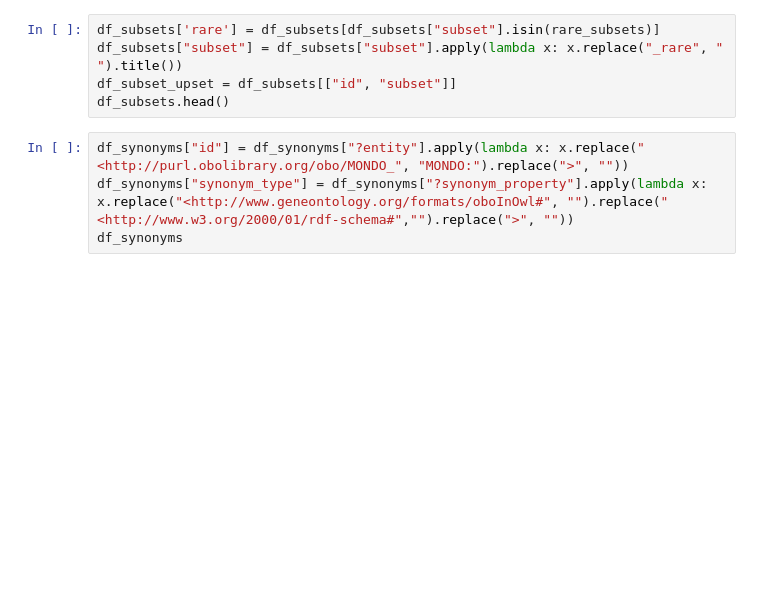
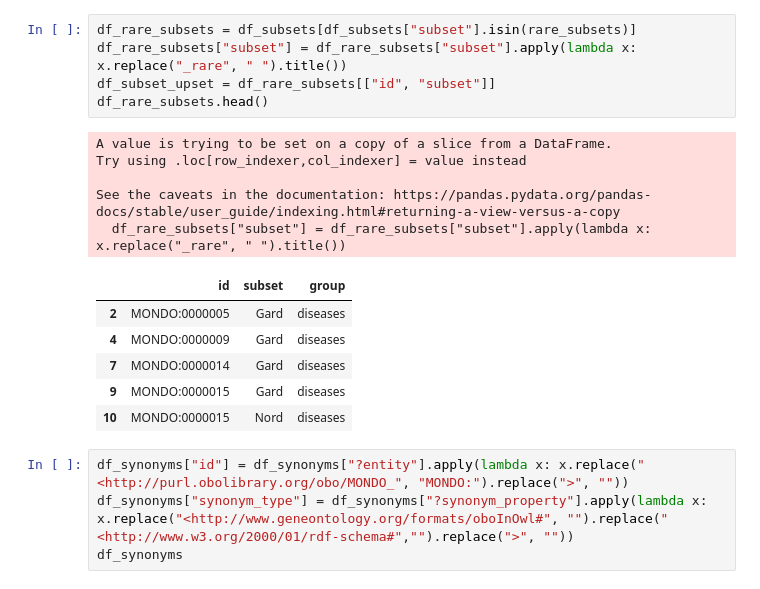
Before and after one commit to monarch-initiative/mondo, a Jupyter notebook: src/scripts/notebooks/mondo_paper_plots.ipynb, the cells around one changed output. Cells and saved outputs as stored; diff of their text form; blank space fills up the shorter version.

```diff
--- a/src/scripts/notebooks/mondo_paper_plots.ipynb
+++ b/src/scripts/notebooks/mondo_paper_plots.ipynb
@@ -103,8 +99,20 @@ array(['MONDO:0000005', 'MONDO:0000009', 'MONDO:0000014', ...,
 # %%
-df_subsets['rare'] = df_subsets[df_subsets["subset"].isin(rare_subsets)]
-df_subsets["subset"] = df_subsets["subset"].apply(lambda x: x.replace("_rare", " ").title())
-df_subset_upset = df_subsets[["id", "subset"]]
-df_subsets.head()
+df_rare_subsets = df_subsets[df_subsets["subset"].isin(rare_subsets)]
+df_rare_subsets["subset"] = df_rare_subsets["subset"].apply(lambda x: x.replace("_rare", " ").title())
+df_subset_upset = df_rare_subsets[["id", "subset"]]
+df_rare_subsets.head()
+# %% [output]
+A value is trying to be set on a copy of a slice from a DataFrame.
+Try using .loc[row_indexer,col_indexer] = value instead
+
+See the caveats in the documentation: https://pandas.pydata.org/pandas-docs/stable/user_guide/indexing.html#returning-a-view-versus-a-copy
+  df_rare_subsets["subset"] = df_rare_subsets["subset"].apply(lambda x: x.replace("_rare", " ").title())
+|  | id | subset | group |
+| 2 | MONDO:0000005 | Gard | diseases |
+| 4 | MONDO:0000009 | Gard | diseases |
+| 7 | MONDO:0000014 | Gard | diseases |
+| 9 | MONDO:0000015 | Gard | diseases |
+| 10 | MONDO:0000015 | Nord | diseases |
 # %%
 df_synonyms["id"] = df_synonyms["?entity"].apply(lambda x: x.replace("<http://purl.obolibrary.org/obo/MONDO_", "MONDO:").replace(">", ""))
 df_synonyms["synonym_type"] = df_synonyms["?synonym_property"].apply(lambda x: x.replace("<http://www.geneontology.org/formats/oboInOwl#", "").replace("<http://www.w3.org/2000/01/rdf-schema#","").replace(">", ""))
```
Also changed, not shown: parts of 6 cells of this notebook, 3 other files.
